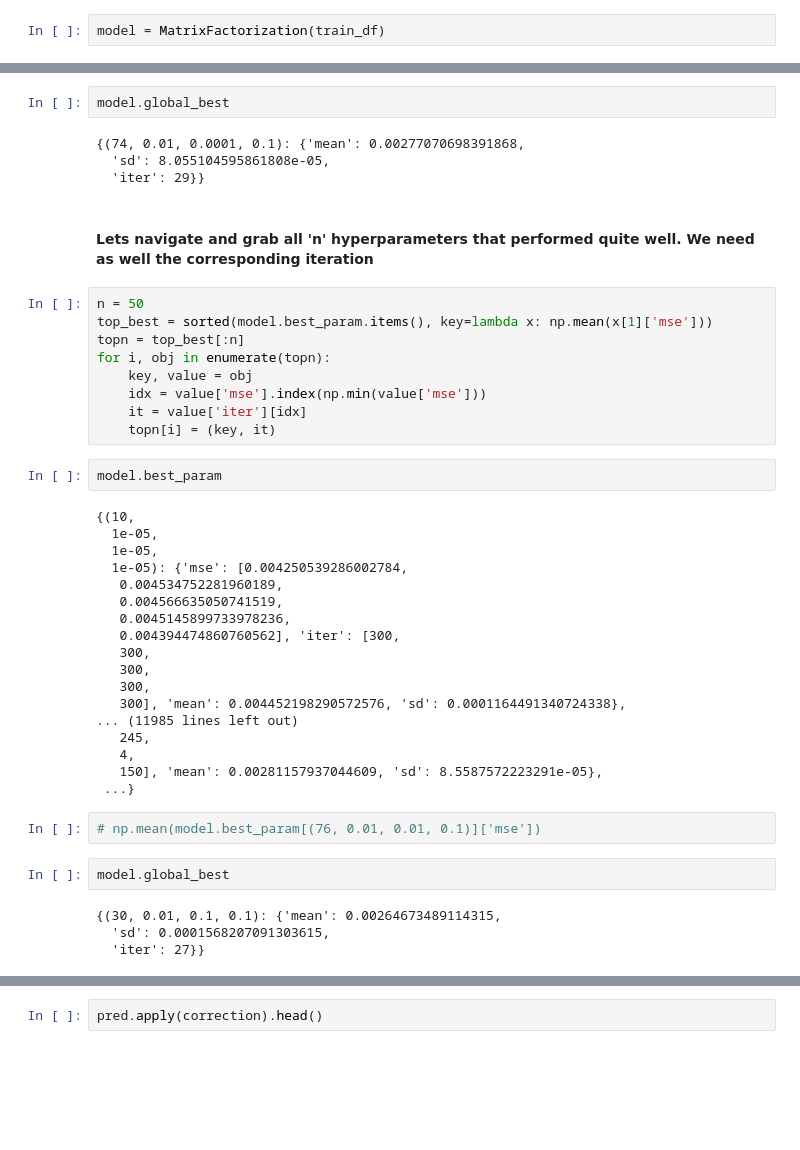
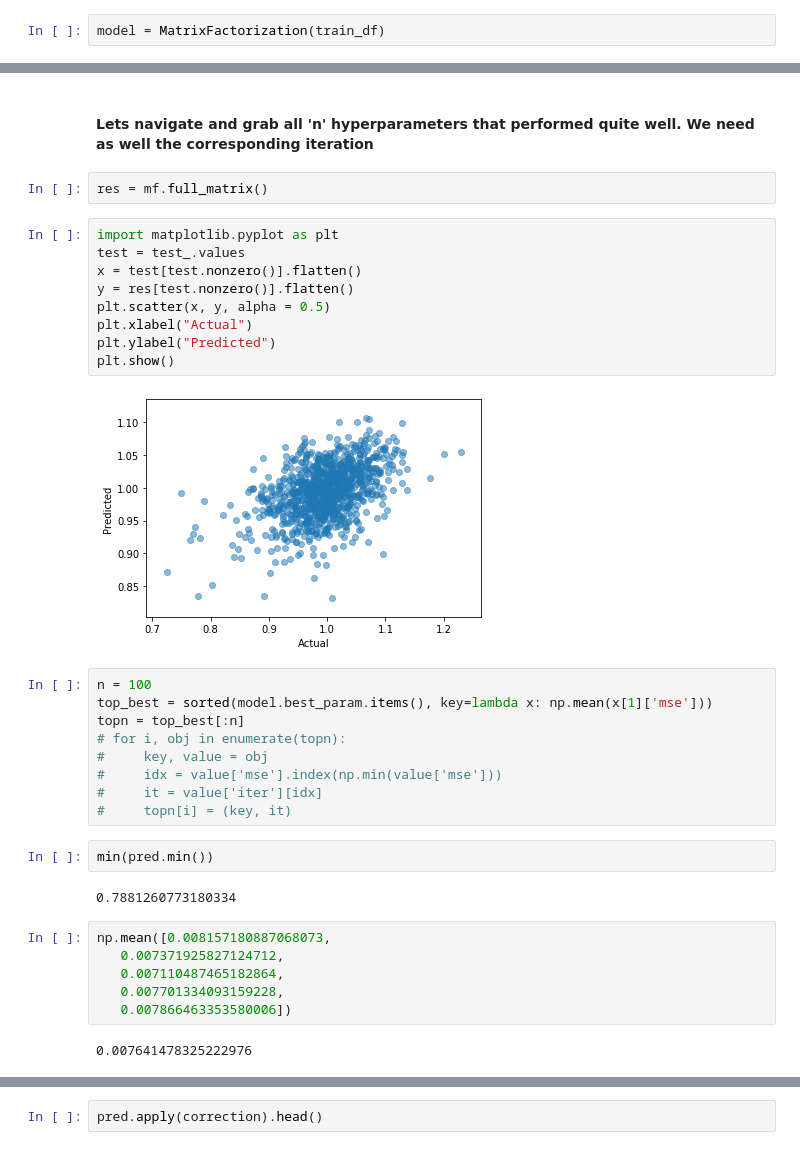
Before and after one commit to MartinBagaram/RecommendationSystem_MF-, a Jupyter notebook: notebooks/syngenta_data_exploration.ipynb, the cells around one changed output, grey strips where cells are left out. Cells and saved outputs as stored; diff of their text form; blank space fills up the shorter version.

Commit message:
predicted values ready for submission

```diff
--- a/notebooks/syngenta_data_exploration.ipynb
+++ b/notebooks/syngenta_data_exploration.ipynb
@@ -60,45 +59,36 @@ y=0.5757115034752884 + [0.42373233] * x
-# %%
-model.global_best
-# %% [output]
-{(74, 0.01, 0.0001, 0.1): {'mean': 0.00277070698391868,
-  'sd': 8.055104595861808e-05,
-  'iter': 29}}
 # %% [markdown]
 #### Lets navigate and grab all 'n' hyperparameters that performed quite well. We need as well the corresponding iteration
+# %%
+res = mf.full_matrix()
+# %%
+import matplotlib.pyplot as plt
+test = test_.values
+x = test[test.nonzero()].flatten()
+y = res[test.nonzero()].flatten()
+plt.scatter(x, y, alpha = 0.5)
+plt.xlabel("Actual")
+plt.ylabel("Predicted")
+plt.show()
+# %% [output]
+[figure, added]
 # %%
-n = 50
+n = 100
 top_best = sorted(model.best_param.items(), key=lambda x: np.mean(x[1]['mse']))
 topn = top_best[:n]
-for i, obj in enumerate(topn):
-    key, value = obj
-    idx = value['mse'].index(np.min(value['mse']))
-    it = value['iter'][idx]
-    topn[i] = (key, it)
+# for i, obj in enumerate(topn):
+#     key, value = obj
+#     idx = value['mse'].index(np.min(value['mse']))
+#     it = value['iter'][idx]
+#     topn[i] = (key, it)
-# %%
-model.best_param
-# %% [output]
-{(10,
-  1e-05,
-  1e-05,
-  1e-05): {'mse': [0.004250539286002784,
-   0.004534752281960189,
-   0.004566635050741519,
-   0.0045145899733978236,
-   0.004394474860760562], 'iter': [300,
-   300,
-   300,
-   300,
-   300], 'mean': 0.004452198290572576, 'sd': 0.0001164491340724338},
-... (11985 lines left out)
-   245,
-   4,
-   150], 'mean': 0.00281157937044609, 'sd': 8.5587572223291e-05},
- ...}
-# %%
-# np.mean(model.best_param[(76, 0.01, 0.01, 0.1)]['mse'])
-# %%
-model.global_best
-# %% [output]
-{(30, 0.01, 0.1, 0.1): {'mean': 0.00264673489114315,
-  'sd': 0.0001568207091303615,
-  'iter': 27}}
+# %%
+min(pred.min())
+# %% [output]
+0.7881260773180334
+# %%
+np.mean([0.008157180887068073,
+   0.007371925827124712,
+   0.007110487465182864,
+   0.007701334093159228,
+   0.007866463353580006])
+# %% [output]
+0.007641478325222976
```
Also changed, not shown: parts of 11 cells of this notebook, 3 other files.
